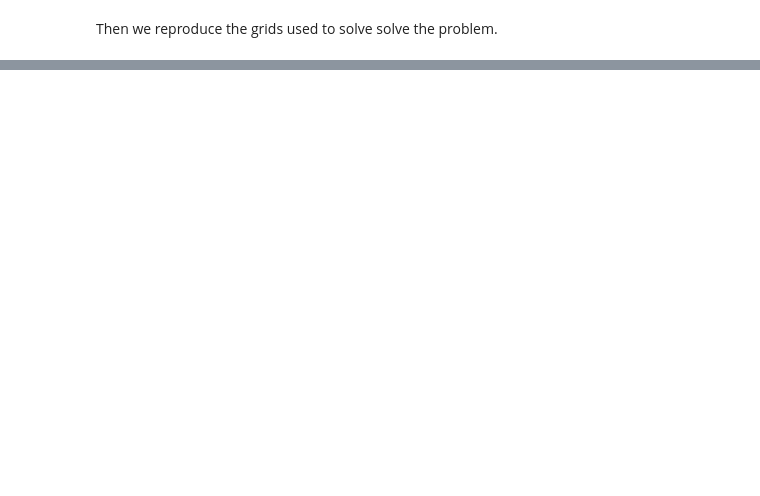
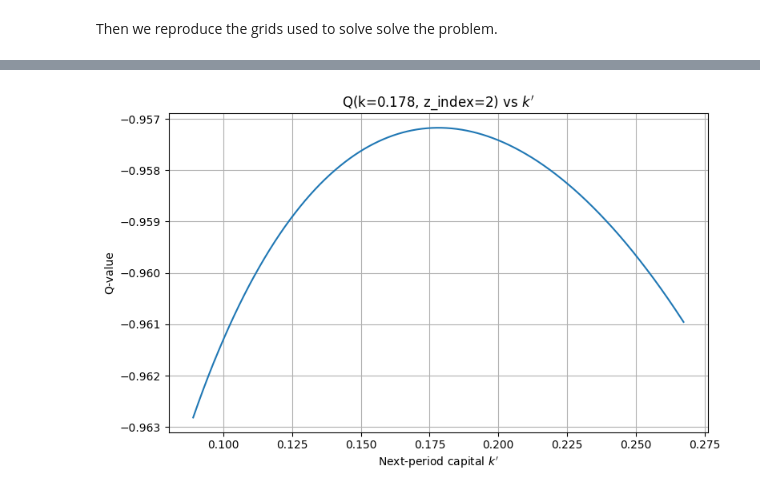
Before and after one commit to ygreif/bellmansrevenge, a Jupyter notebook: Deep Q Learning in Macroeconomics.ipynb, the cells around one changed output, grey strips where cells are left out. Saved outputs shown, nothing was run; the diff lists cells and outputs as text; code cells hidden in the pictures; blank space fills up the shorter version.

```diff
--- a/Deep Q Learning in Macroeconomics.ipynb
+++ b/Deep Q Learning in Macroeconomics.ipynb
@@ -97,17 +102,17 @@ dot = np.dot
 while(maxDifference > tolerance):
     expectedValueFunction = dot(mValueFunction,mTransition.T)
 
-    for nProductivity in xrange(nGridProductivity):
+    for nProductivity in range(nGridProductivity):
 
         # We start from previous choice (monotonicity of policy function)
         gridCapitalNextPeriod = 0
 
-        for nCapital in xrange(nGridCapital):
+        for nCapital in range(nGridCapital):
 
             valueHighSoFar = -100000.0
             capitalChoice  = vGridCapital[0]
 
-            for nCapitalNextPeriod in xrange(gridCapitalNextPeriod,nGridCapital):
+            for nCapitalNextPeriod in range(gridCapitalNextPeriod,nGridCapital):
                 consumption = mOutput[nCapital,nProductivity] - vGridCapital[nCapitalNextPeriod]
                 valueProvisional = (1-bbeta)*log(consumption)+bbeta*expectedValueFunction[nCapitalNextPeriod,nProductivity];
 
@@ -129,14 +134,14 @@ while(maxDifference > tolerance):
 
     iteration += 1
     if(iteration%10 == 0 or iteration == 1):
-        print " Iteration = ", iteration, ", Sup Diff = ", maxDifference
+        print(" Iteration = ", iteration, ", Sup Diff = ", maxDifference)
 
-print " Iteration = ", iter, ", Sup Duff = ", maxDifference
-print " "
-print " My Check = ", mPolicyFunction[1000-1,3-1]
-print " "
+print(" Iteration = ", iter, ", Sup Duff = ", maxDifference)
+print(" ")
+print(" My Check = ", mPolicyFunction[1000-1,3-1])
+print(" ")
 
 t2 = time.time()
 
-print "Elapse time = is ", t2-t1
+print("Elapse time = is ", t2-t1)
 # %% [output]
@@ -163,0 +241,4 @@ We can now apply value iteration on arbritary points
+# %%
+visualize_q(mValueFunction)
+# %% [output]
+[figure, added]
```
Also changed, not shown: parts of 20 cells of this notebook, 5 other files.
